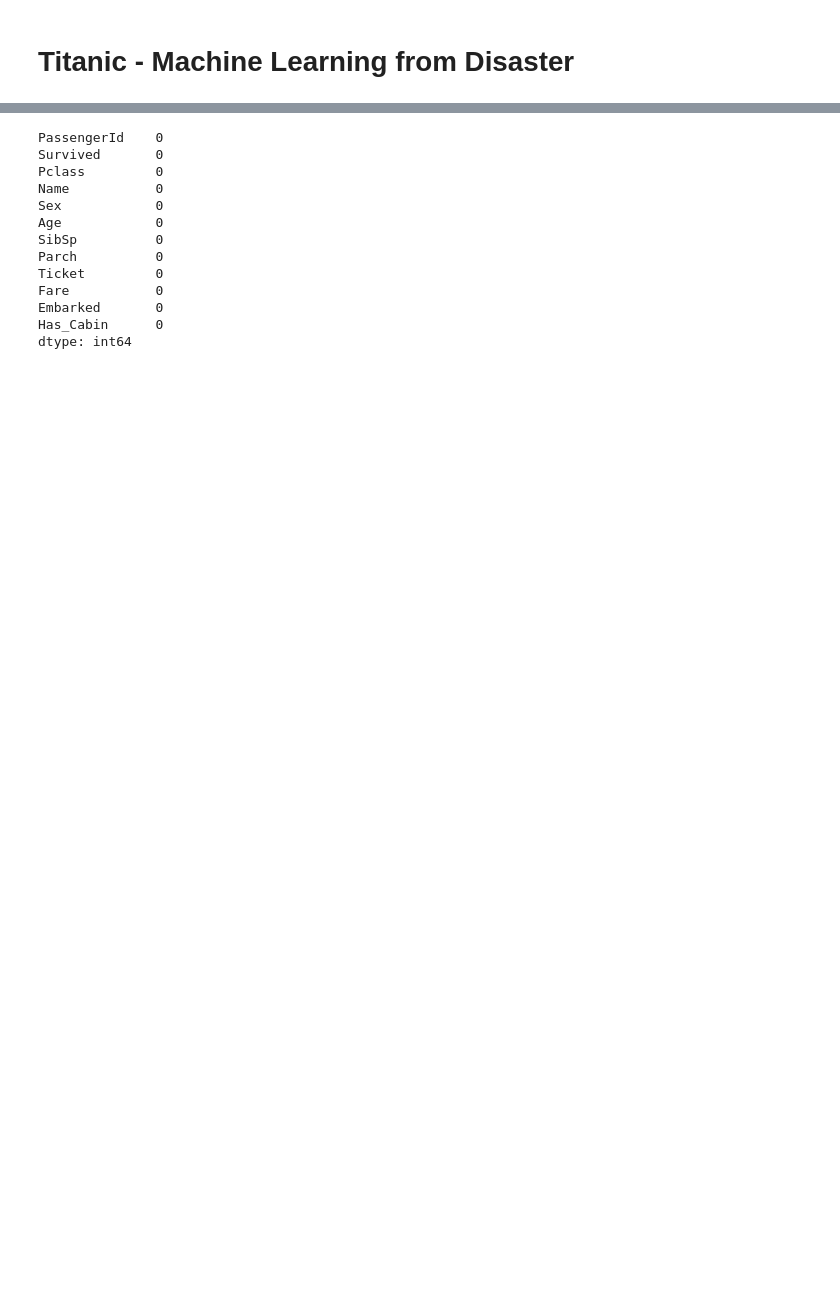
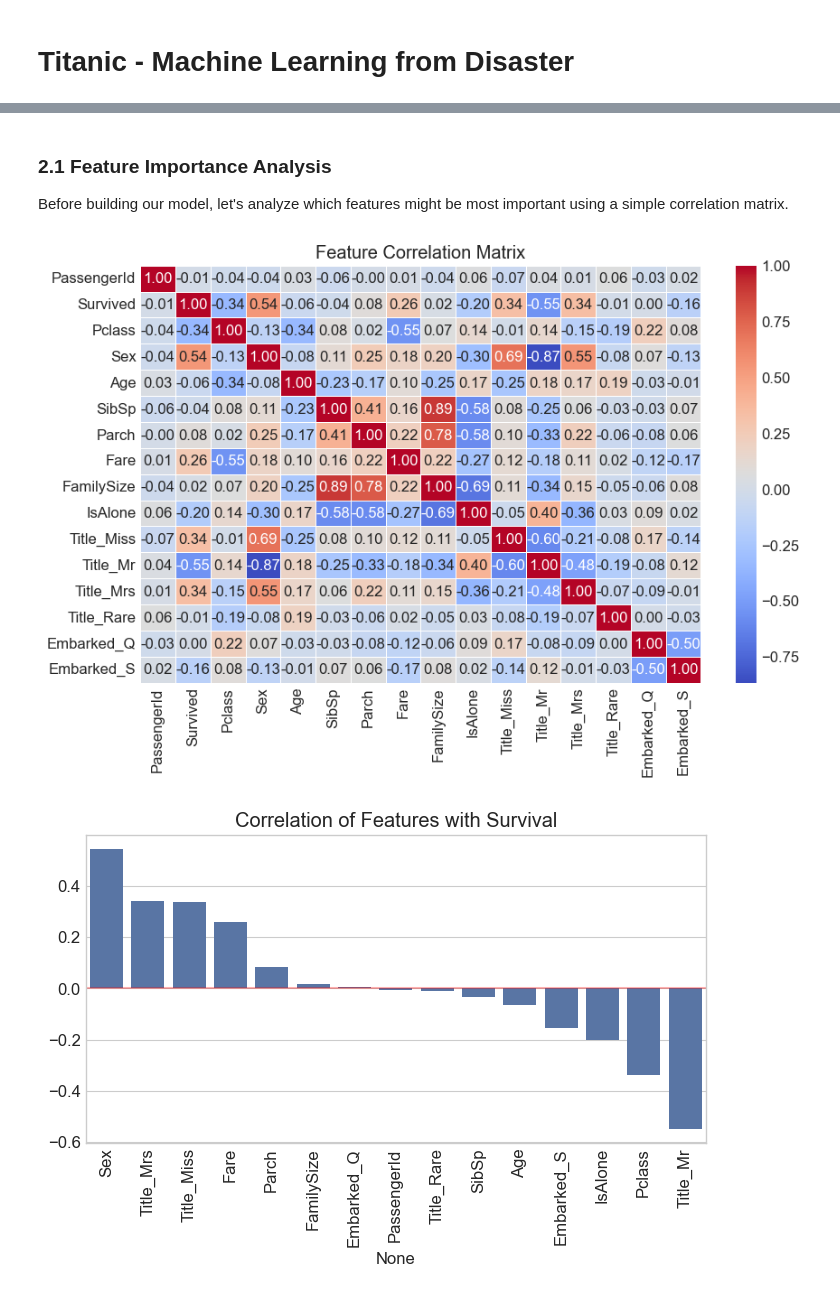
Before and after one commit to lorenzochaves/titanic-mlp, a Jupyter notebook: titanic_analysis.ipynb, the cells around one changed output, grey strips where cells are left out. Saved outputs shown, nothing was run; the diff lists cells and outputs as text; code cells hidden in the pictures; blank space fills up the shorter version.

```diff
--- a/titanic_analysis.ipynb
+++ b/titanic_analysis.ipynb
@@ -62,30 +174,26 @@ memory usage: 83.7+ KB
-# %%
-# Fill missing 'Age' values with the median age
-df['Age'] = df['Age'].fillna(df['Age'].median())
-
-# Fill missing 'Embarked' values with the mode (most common value)
-df['Embarked'] = df['Embarked'].fillna(df['Embarked'].mode()[0])
-
-# Create a new column 'Has_Cabin' to indicate whether a passenger had a cabin
-df['Has_Cabin'] = df['Cabin'].notnull().astype(int)
-
-# Drop the 'Cabin' column, as it won't be used directly
-df.drop('Cabin', axis=1, inplace=True)
-
-# Check for remaining missing values
-df.isnull().sum()
-# %% [output]
-PassengerId    0
-Survived       0
-Pclass         0
-Name           0
-Sex            0
-Age            0
-SibSp          0
-Parch          0
-Ticket         0
-Fare           0
-Embarked       0
-Has_Cabin      0
-dtype: int64
+# %% [markdown]
+### 2.1 Feature Importance Analysis
+
+Before building our model, let's analyze which features might be most important using a simple correlation matrix.
+# %%
+# Calculate correlation matrix
+corr_matrix = df.corr()
+
+# Plot correlation heatmap
+plt.figure(figsize=(10, 6))
+sns.heatmap(corr_matrix, annot=True, cmap='coolwarm', fmt='.2f', linewidths=0.5)
+plt.title('Feature Correlation Matrix')
+plt.show()
+
+# Bar plot of correlation with survival
+plt.figure(figsize=(8, 4))
+corr_with_survival = corr_matrix['Survived'].sort_values(ascending=False).drop('Survived')
+sns.barplot(x=corr_with_survival.index, y=corr_with_survival.values)
+plt.title('Correlation of Features with Survival')
+plt.xticks(rotation=90)
+plt.axhline(y=0, color='r', linestyle='-', alpha=0.3)
+plt.show()
+# %% [output]
+[figure, added]
+[figure, added]
 # %% [markdown]
```
Also changed, not shown: parts of 31 cells of this notebook, 3 other files.
